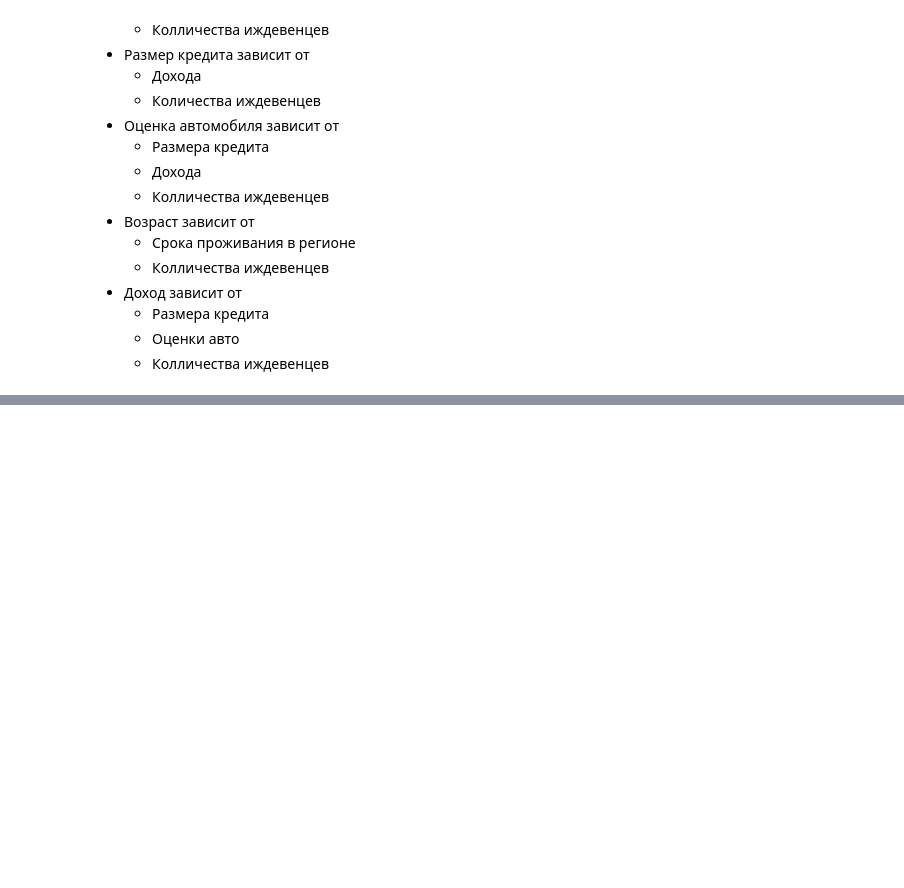
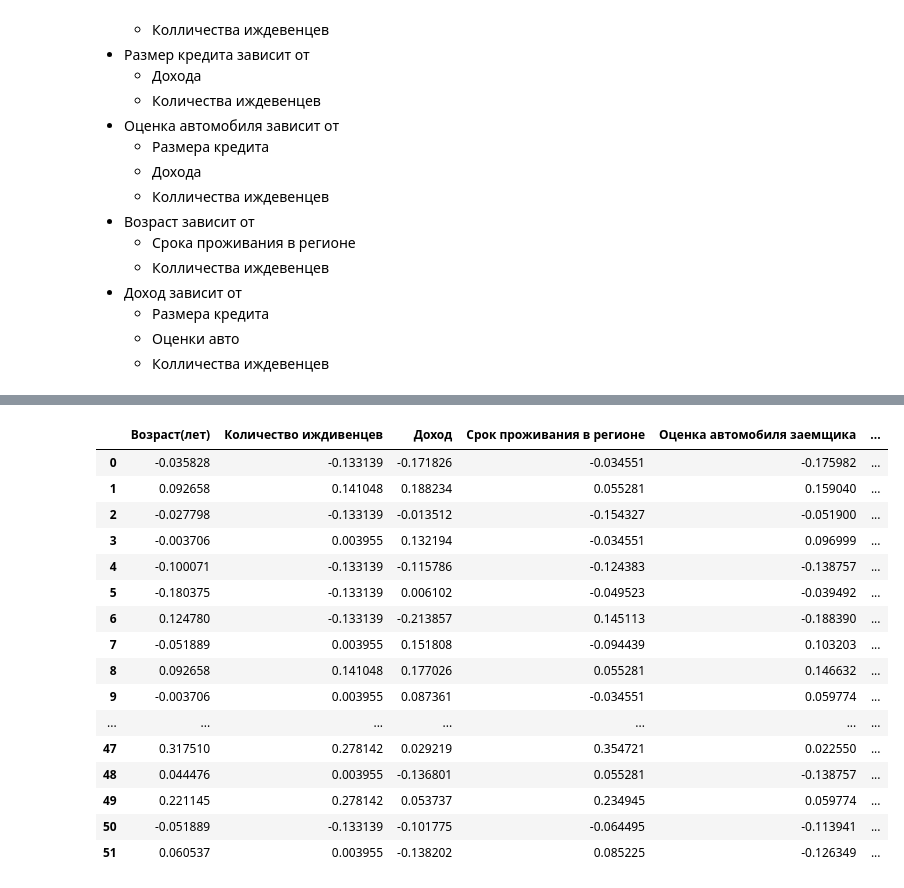
Before and after one commit to Nikita-Seomin/Mag_IAD_methods_data_analysis, a Jupyter notebook: lab1.ipynb, the cells around one changed output, grey strips where cells are left out. Cells and saved outputs as stored; diff of their text form; code cells hidden in the pictures; blank space fills up the shorter version.

```diff
--- a/lab1.ipynb
+++ b/lab1.ipynb
@@ -456,0 +431,28 @@ df_knn
+# %%
+# Центрирование данных (вычитание среднего)
+# Вычесть среднее значение каждого признака из значений признака, чтобы все признаки имели среднее значение 0.
+mean_centered_df = df_knn - df_knn.mean()
+
+# Нормировка данных, чтобы евклидова норма каждого признака была равна 1
+# Нормировка: Разделить каждый признак на его евклидову норму, чтобы каждый признак имел евклидову норму, равную 1
+Z = mean_centered_df.apply(lambda x: x / np.sqrt(np.sum(x**2)), axis=0)
+
+Z
+# %% [output]
+|  | Возраст(лет) | Количество иждивенцев | Доход | Срок проживания в регионе | Оценка автомобиля заемщика | ... |
+| 0 | -0.035828 | -0.133139 | -0.171826 | -0.034551 | -0.175982 | ... |
+| 1 | 0.092658 | 0.141048 | 0.188234 | 0.055281 | 0.159040 | ... |
+| 2 | -0.027798 | -0.133139 | -0.013512 | -0.154327 | -0.051900 | ... |
+| 3 | -0.003706 | 0.003955 | 0.132194 | -0.034551 | 0.096999 | ... |
+| 4 | -0.100071 | -0.133139 | -0.115786 | -0.124383 | -0.138757 | ... |
+| 5 | -0.180375 | -0.133139 | 0.006102 | -0.049523 | -0.039492 | ... |
+| 6 | 0.124780 | -0.133139 | -0.213857 | 0.145113 | -0.188390 | ... |
+| 7 | -0.051889 | 0.003955 | 0.151808 | -0.094439 | 0.103203 | ... |
+| 8 | 0.092658 | 0.141048 | 0.177026 | 0.055281 | 0.146632 | ... |
+| 9 | -0.003706 | 0.003955 | 0.087361 | -0.034551 | 0.059774 | ... |
+| ... | ... | ... | ... | ... | ... | ... |
+| 47 | 0.317510 | 0.278142 | 0.029219 | 0.354721 | 0.022550 | ... |
+| 48 | 0.044476 | 0.003955 | -0.136801 | 0.055281 | -0.138757 | ... |
+| 49 | 0.221145 | 0.278142 | 0.053737 | 0.234945 | 0.059774 | ... |
+| 50 | -0.051889 | -0.133139 | -0.101775 | -0.064495 | -0.113941 | ... |
+| 51 | 0.060537 | 0.003955 | -0.138202 | 0.085225 | -0.126349 | ... |
```
Also changed, not shown: parts of 8 cells of this notebook.
